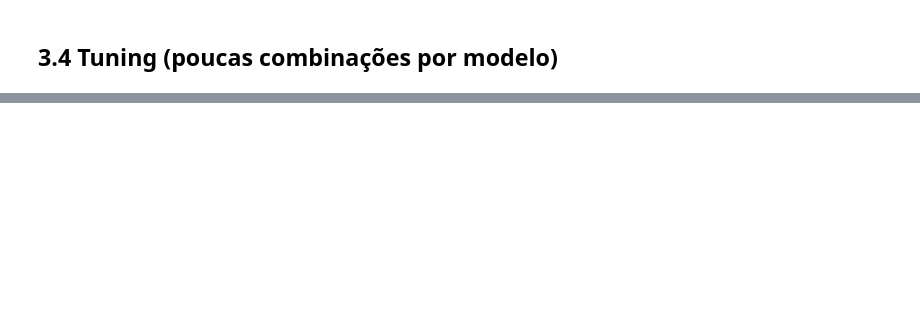
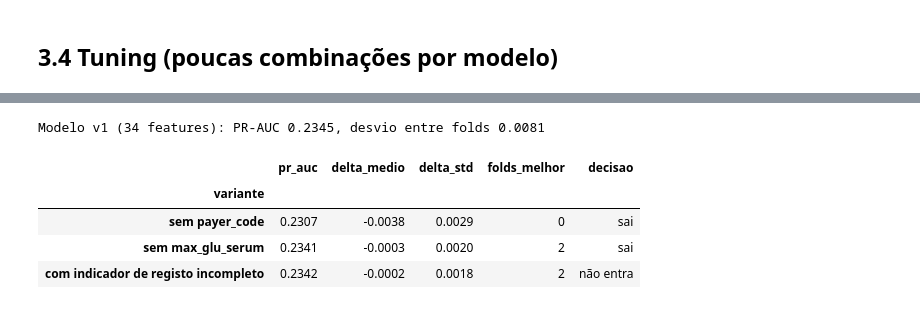
Before and after one commit to EDSB26G11/Bootcamp_Projetos, a Jupyter notebook: notebooks/04_tuning_selection.ipynb, the cells around one changed output, grey strips where cells are left out. Saved outputs shown, nothing was run; the diff lists cells and outputs as text; code cells hidden in the pictures; blank space fills up the shorter version.

```diff
--- a/notebooks/04_tuning_selection.ipynb
+++ b/notebooks/04_tuning_selection.ipynb
@@ -58,0 +59,35 @@ Com scores out-of-fold do treino, não do teste.
+# %%
+from dataclasses import replace
+
+from src.features.build import incomplete_record
+from src.models.baselines import hist_gradient_boosting
+
+data_ind = replace(data, X_train=data.X_train.assign(incomplete_record=incomplete_record(data.X_train)),
+                   X_test=data.X_test.assign(incomplete_record=incomplete_record(data.X_test)))
+variants = {
+    "sem payer_code": (hist_gradient_boosting(exclude=["payer_code"]), data),
+    "sem max_glu_serum": (hist_gradient_boosting(exclude=["max_glu_serum"]), data),
+    "com indicador de registo incompleto": (hist_gradient_boosting(extra_binary=["incomplete_record"]), data_ind),
+}
+sd_v1 = val_folds["pr_auc"].std()
+rows = []
+for name, (model, d) in variants.items():
+    folds = run_cv(f"hgb ablação: {name}", model, d, notes="F2·2 ablação")
+    delta = folds["pr_auc"] - val_folds["pr_auc"]
+    # Remoção: a coluna fica se tirá-la piora mais do que o desvio. Indicador: entra se melhora mais do que o desvio.
+    adds = name.startswith("com")
+    keep = (delta.mean() > sd_v1) if adds else (-delta.mean() > sd_v1)
+    rows.append({"variante": name, "pr_auc": folds["pr_auc"].mean(), "delta_medio": delta.mean(),
+                 "delta_std": delta.std(), "folds_melhor": int((delta > 0).sum()),
+                 "decisao": ("entra" if keep else "não entra") if adds else ("fica" if keep else "sai")})
+ablation = pd.DataFrame(rows).set_index("variante")
+ablation.to_csv(ROOT / "reports" / "ablation_f2_2.csv")
+print(f"Modelo v1 (34 features): PR-AUC {val_folds['pr_auc'].mean():.4f}, desvio entre folds {sd_v1:.4f}")
+ablation.round(4)
+# %% [output]
+Modelo v1 (34 features): PR-AUC 0.2345, desvio entre folds 0.0081
+|  | pr_auc | delta_medio | delta_std | folds_melhor | decisao |
+| variante |  |  |  |  |  |
+| sem payer_code | 0.2307 | -0.0038 | 0.0029 | 0 | sai |
+| sem max_glu_serum | 0.2341 | -0.0003 | 0.0020 | 2 | sai |
+| com indicador de registo incompleto | 0.2342 | -0.0002 | 0.0018 | 2 | não entra |
```
Also changed, not shown: parts of 25 cells of this notebook, 28 other files.
